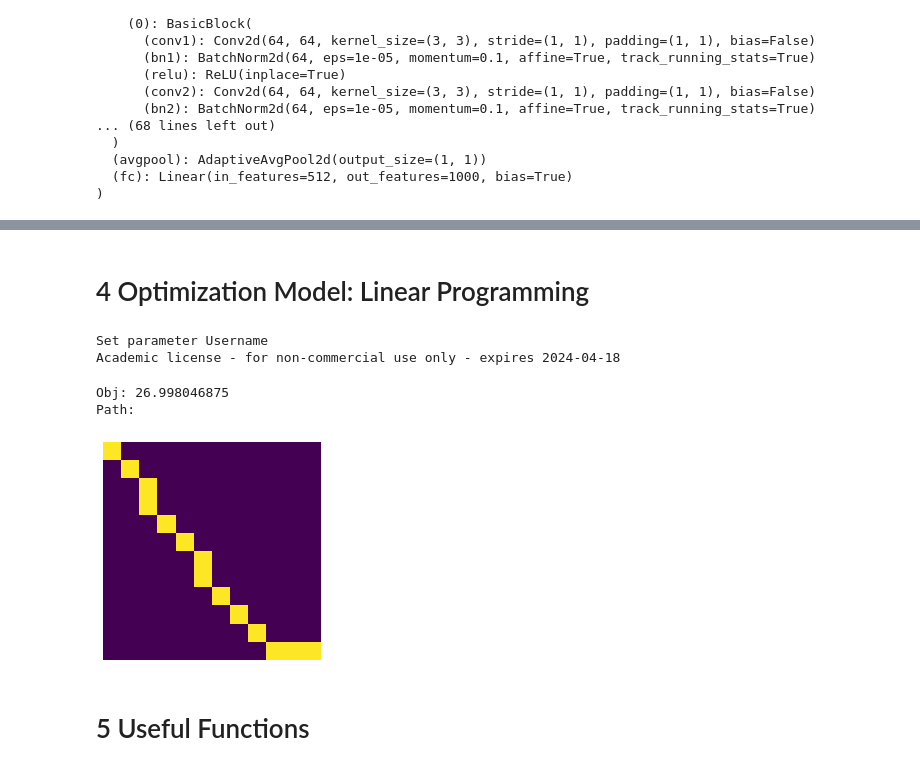
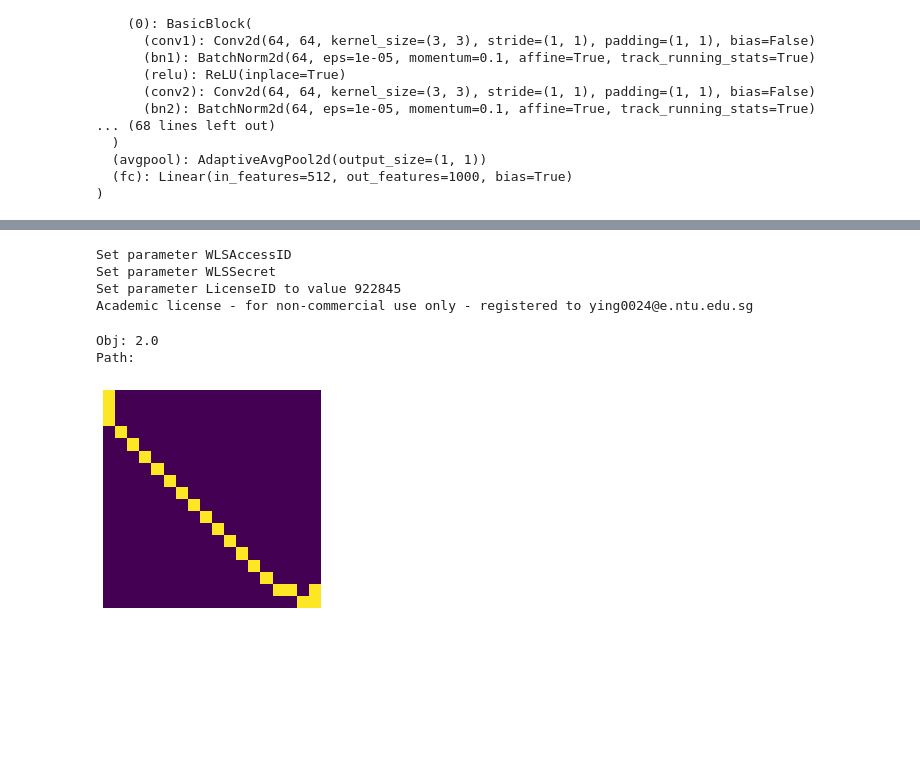
Before and after one commit to qianRaquel/PSPO, a Jupyter notebook: PSPO.ipynb, the cells around one changed output, grey strips where cells are left out. Saved outputs shown, nothing was run; the diff lists cells and outputs as text; code cells hidden in the pictures; blank space fills up the shorter version.

```diff
--- a/PSPO.ipynb
+++ b/PSPO.ipynb
@@ -46,4 +141,0 @@ plt.show()
-# %%
-costs_train = np.load("./data/train_vertex_weights.npy".format(k,k))
-costs_val = np.load("./data/val_vertex_weights.npy".format(k,k))
-costs_test = np.load("./data/test_vertex_weights.npy".format(k,k))
@@ -181,20 +248,3 @@ class partialResNet(nn.Module):
         out = torch.squeeze(out, 1)
         out = out.reshape(out.shape[0], -1)
         return out
-# %%
-# Initialize the model
-k=12
-model = partialResNet(k)
-
-# Assume that you're using the training loader to get the data
-for i, data in enumerate(loader_train, 0):
-    input_data, _, _, _ = data
-
-    # Use the model to get the output
-    output = model(input_data)
-
-    # Convert the output data to numpy arrays
-    output_data = output.data.cpu().numpy()
-
-    # Print the minimum and maximum of the output
-    print("Batch", i, "Output range: ", output_data.min(), " to ", output_data.max())
@@ -221,13 +251,18 @@ KeyboardInterrupt:
-# %% [markdown]
-# 4 Optimization Model: Linear Programming
-# %%
-import gurobipy as gp
-GLOBAL_VAR = gp.Env()
-# %% [output]
-Set parameter Username
-Academic license - for non-commercial use only - expires 2024-04-18
+# %%
+import gurobipy as gp
+params = {
+"WLSACCESSID": '7e5d9258-7000-419f-b8f5-9bad474098bd',
+"WLSSECRET": '76c3b767-4c49-4e67-8e88-86aacc4b373c',
+"LICENSEID": 922845,
+}
+#env = gp.Env(params=params)
+GLOBAL_VAR = gp.Env(params=params)
+# %% [output]
+Set parameter WLSAccessID
+Set parameter WLSSecret
+Set parameter LicenseID to value 922845
+Academic license - for non-commercial use only - registered to ying0024@e.ntu.edu.sg
 # %%
-import gurobipy as gp
 from gurobipy import GRB
 
 from pyepo.model.grb.grbmodel import optGrbModel
@@ -313,6 +348,8 @@ class shortestPathModel(optGrbModel):
 
     def _getModel(self):
         """
+        A method to build Gurobi model
+
         Returns:
             tuple: optimization model and variables
         """
@@ -347,6 +384,12 @@ class shortestPathModel(optGrbModel):
         return m, x
 
     def setObj(self, c):
+        """
+        A method to set objective function
+
+        Args:
+            c (np.ndarray): cost of objective function
+        """
         # vector to matrix
         c = c.reshape(self.grid)
         # sum up vector cost
@@ -355,6 +398,8 @@ class shortestPathModel(optGrbModel):
 
     def solve(self):
         """
+        A method to solve model
+
         Returns:
             tuple: optimal solution (list) and objective value (float)
         """
@@ -380,16 +425,14 @@ grid = (k, k)
 optmodel = shortestPathModel(grid)
 # %%
 # test
-optmodel.setObj(costs_train[0]) # assign cost
+optmodel.setObj(costs_train[9999]) # assign cost
 sol, obj = optmodel.solve() # solve
 print("Obj: {}".format(obj))
 print("Path:")
 plt.axis("off")
 plt.imshow(sol.reshape(k,k))
 plt.show()
 # %% [output]
-Obj: 26.998046875
+Obj: 2.0
 Path:
-[figure, old version]
+[figure, new version]
-# %% [markdown]
-# 5 Useful Functions
```
Also changed, not shown: parts of 98 cells of this notebook.
